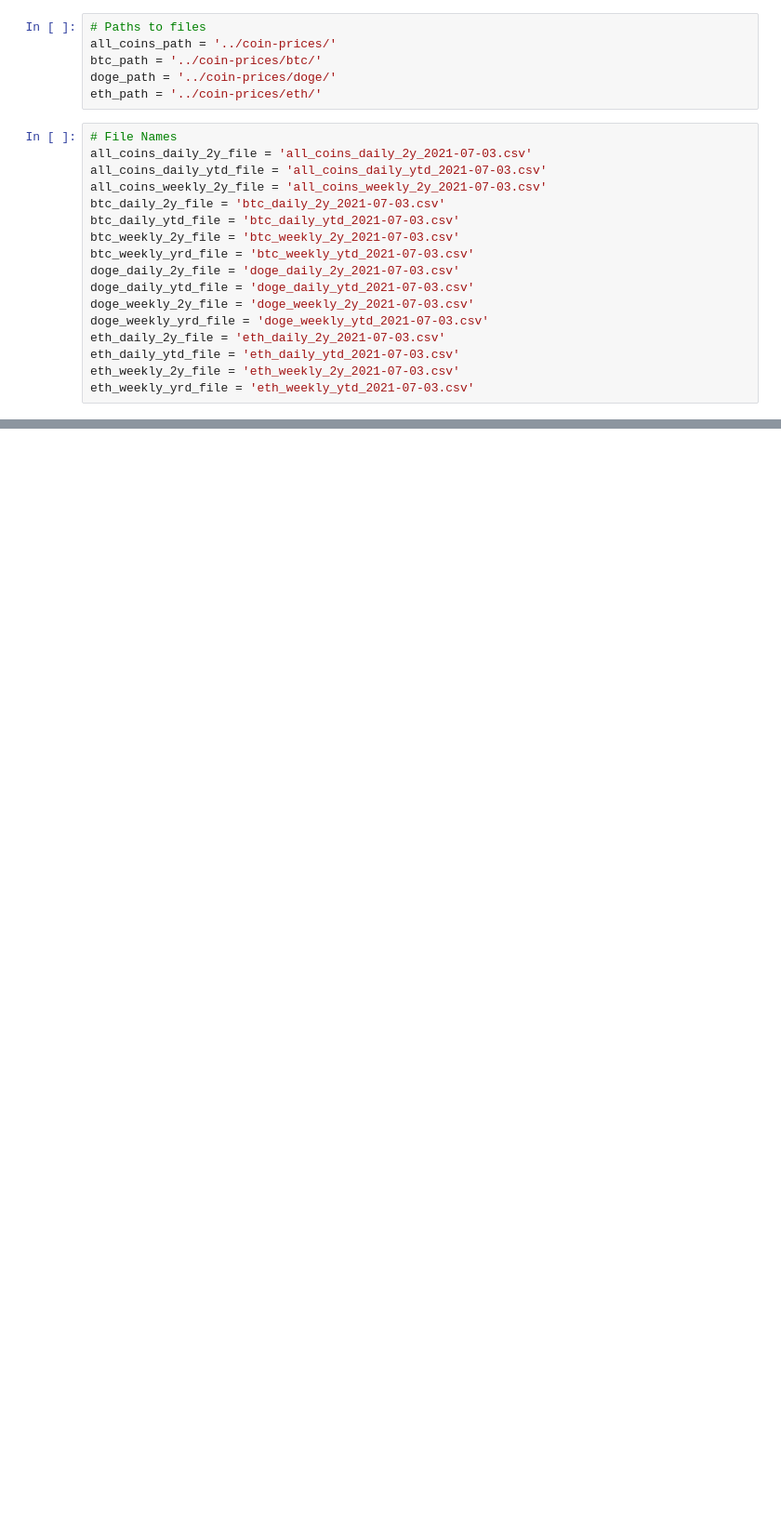
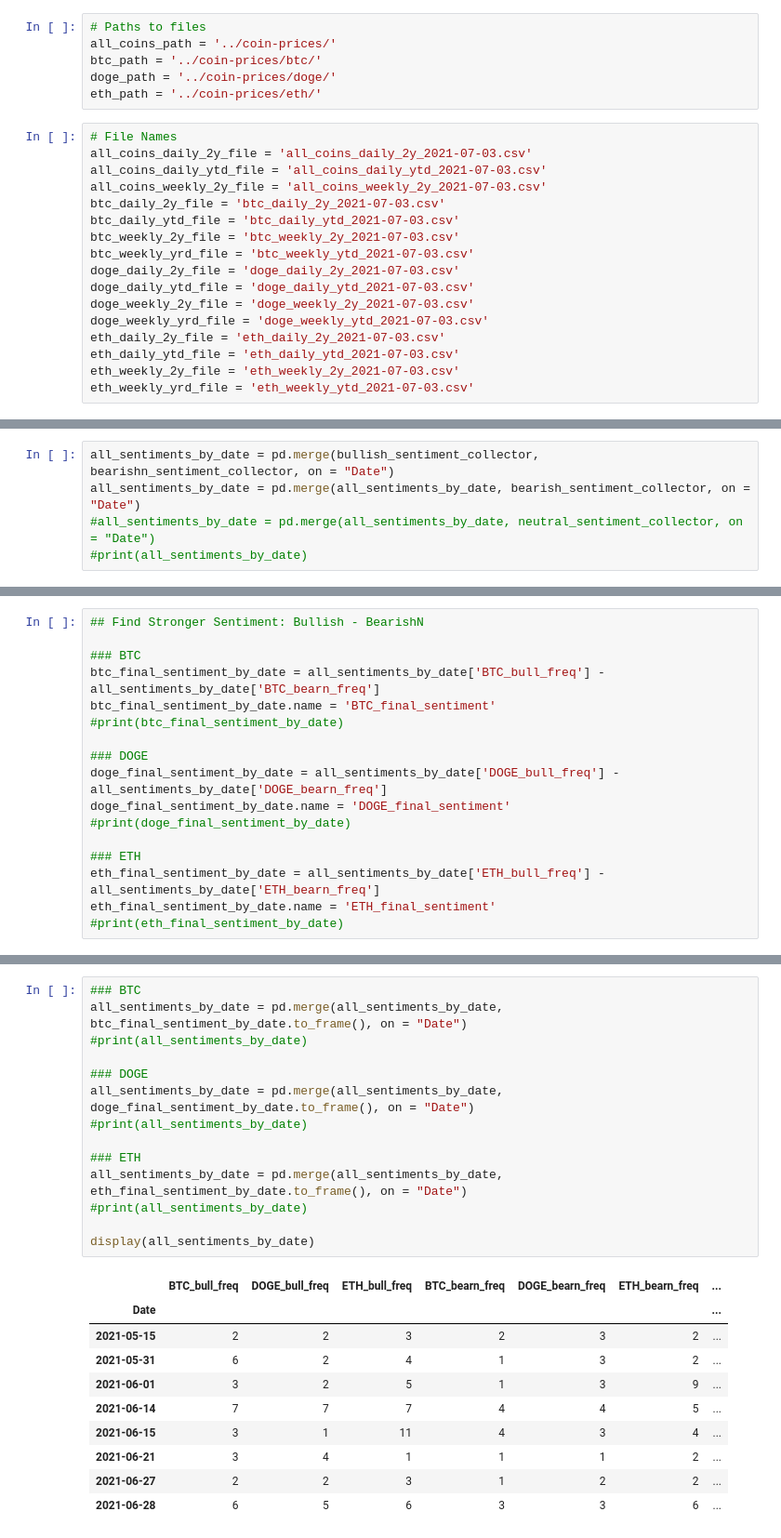
Before and after one commit to distractedm1nd/mar2moon, a Jupyter notebook: scripts/CoinPriceAnalysis.ipynb, the cells around one changed output, grey strips where cells are left out. Shown: that part at 93% size. Drawn from its saved outputs; the diff is of its cells as text; blank space fills up the shorter version.

```diff
--- a/scripts/CoinPriceAnalysis.ipynb
+++ b/scripts/CoinPriceAnalysis.ipynb
@@ -302,0 +248,5 @@ eth_bearishn_by_date = eth_bearishn.groupby('Date').size()
+# %%
+all_sentiments_by_date = pd.merge(bullish_sentiment_collector, bearishn_sentiment_collector, on = "Date")
+all_sentiments_by_date = pd.merge(all_sentiments_by_date, bearish_sentiment_collector, on = "Date")
+#all_sentiments_by_date = pd.merge(all_sentiments_by_date, neutral_sentiment_collector, on = "Date")
+#print(all_sentiments_by_date)
@@ -302,0 +255,17 @@ eth_bearishn_by_date = eth_bearishn.groupby('Date').size()
+# %%
+## Find Stronger Sentiment: Bullish - BearishN
+
+### BTC
+btc_final_sentiment_by_date = all_sentiments_by_date['BTC_bull_freq'] - all_sentiments_by_date['BTC_bearn_freq']
+btc_final_sentiment_by_date.name = 'BTC_final_sentiment'
+#print(btc_final_sentiment_by_date)
+
+### DOGE
+doge_final_sentiment_by_date = all_sentiments_by_date['DOGE_bull_freq'] - all_sentiments_by_date['DOGE_bearn_freq']
+doge_final_sentiment_by_date.name = 'DOGE_final_sentiment'
+#print(doge_final_sentiment_by_date)
+
+### ETH
+eth_final_sentiment_by_date = all_sentiments_by_date['ETH_bull_freq'] - all_sentiments_by_date['ETH_bearn_freq']
+eth_final_sentiment_by_date.name = 'ETH_final_sentiment'
+#print(eth_final_sentiment_by_date)
@@ -302,0 +290,25 @@ eth_bearishn_by_date = eth_bearishn.groupby('Date').size()
+# %%
+### BTC
+all_sentiments_by_date = pd.merge(all_sentiments_by_date, btc_final_sentiment_by_date.to_frame(), on = "Date")
+#print(all_sentiments_by_date)
+
+### DOGE
+all_sentiments_by_date = pd.merge(all_sentiments_by_date, doge_final_sentiment_by_date.to_frame(), on = "Date")
+#print(all_sentiments_by_date)
+
+### ETH
+all_sentiments_by_date = pd.merge(all_sentiments_by_date, eth_final_sentiment_by_date.to_frame(), on = "Date")
+#print(all_sentiments_by_date)
+
+display(all_sentiments_by_date)
+# %% [output]
+|  | BTC_bull_freq | DOGE_bull_freq | ETH_bull_freq | BTC_bearn_freq | DOGE_bearn_freq | ETH_bearn_freq | ... |
+| Date |  |  |  |  |  |  | ... |
+| 2021-05-15 | 2 | 2 | 3 | 2 | 3 | 2 | ... |
+| 2021-05-31 | 6 | 2 | 4 | 1 | 3 | 2 | ... |
+| 2021-06-01 | 3 | 2 | 5 | 1 | 3 | 9 | ... |
+| 2021-06-14 | 7 | 7 | 7 | 4 | 4 | 5 | ... |
+| 2021-06-15 | 3 | 1 | 11 | 4 | 3 | 4 | ... |
+| 2021-06-21 | 3 | 4 | 1 | 1 | 1 | 2 | ... |
+| 2021-06-27 | 2 | 2 | 3 | 1 | 2 | 2 | ... |
+| 2021-06-28 | 6 | 5 | 6 | 3 | 3 | 6 | ... |
```
Also changed, not shown: parts of 51 cells of this notebook.
